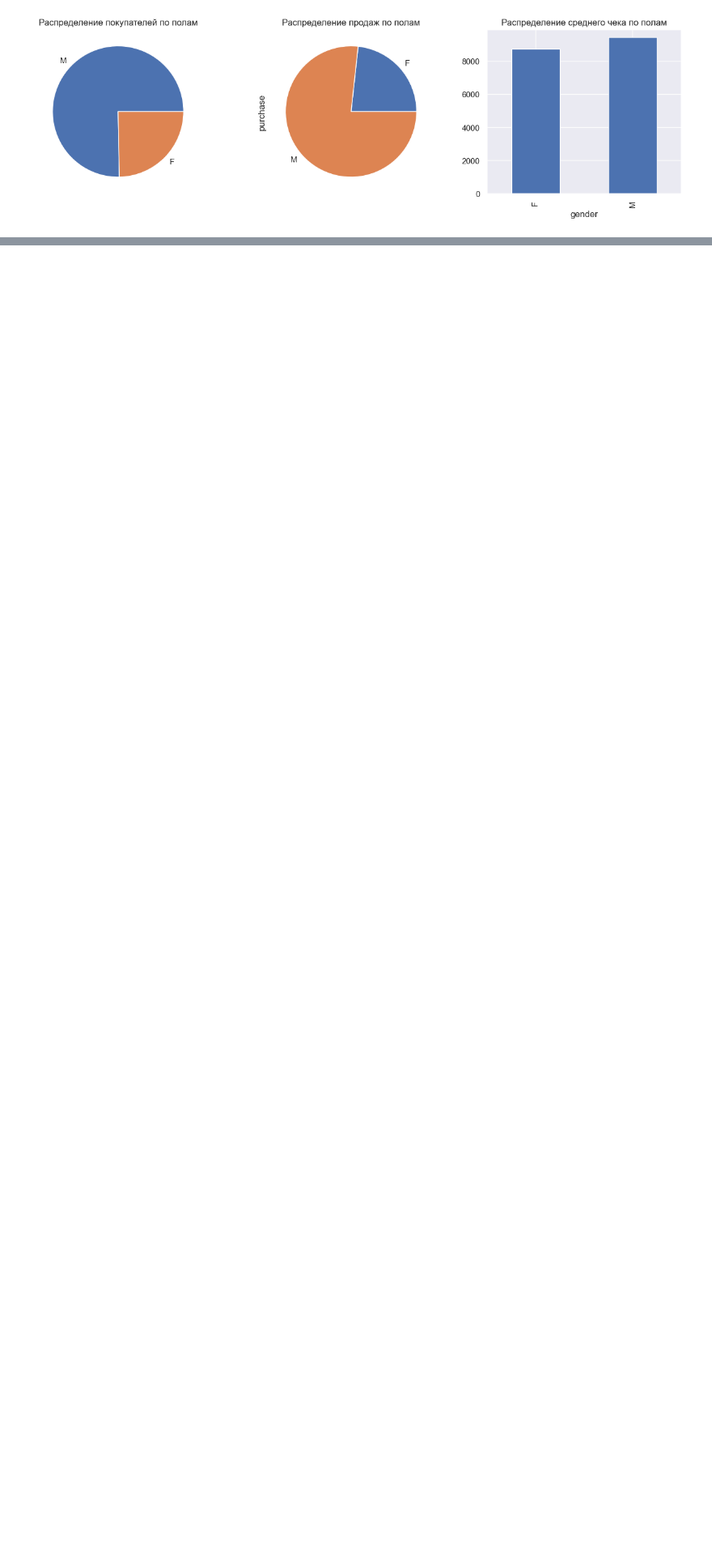
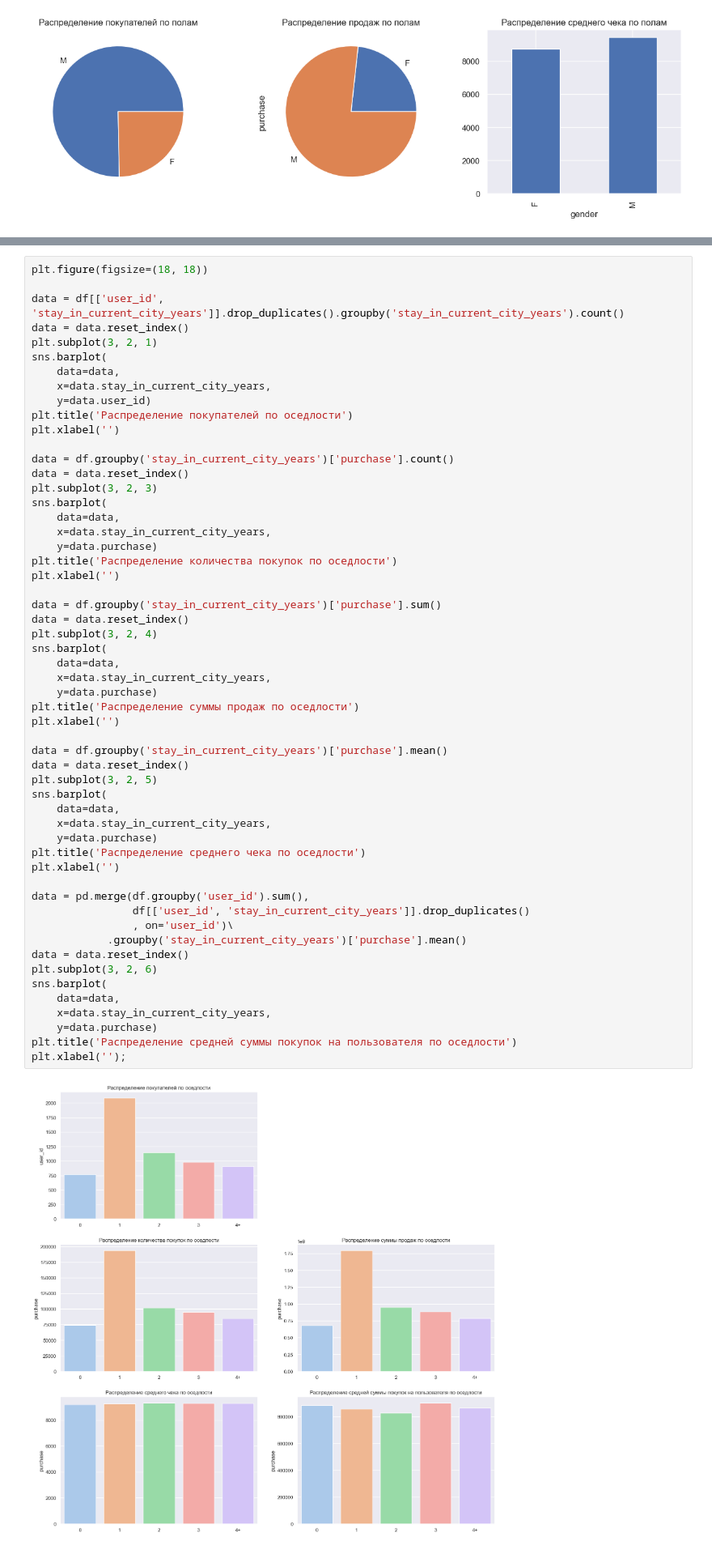
Before and after one commit to gbrs/black_friday_sale, a Jupyter notebook: black_friday_sale.ipynb, the cells around one changed output, grey strips where cells are left out. Shown at 81% size. Cells and saved outputs as stored; diff of their text form; blank space fills up the shorter version.

Commit message:
finish multiple plots

```diff
--- a/black_friday_sale.ipynb
+++ b/black_friday_sale.ipynb
@@ -401,0 +388,57 @@ plt.title('Распределение дохода по семейному ст
+# %%
+plt.figure(figsize=(18, 18))
+
+data = df[['user_id', 'stay_in_current_city_years']].drop_duplicates().groupby('stay_in_current_city_years').count()
+data = data.reset_index()
+plt.subplot(3, 2, 1)
+sns.barplot(
+    data=data,
+    x=data.stay_in_current_city_years,
+    y=data.user_id)
+plt.title('Распределение покупателей по оседлости')
+plt.xlabel('')
+
+data = df.groupby('stay_in_current_city_years')['purchase'].count()
+data = data.reset_index()
+plt.subplot(3, 2, 3)
+sns.barplot(
+    data=data,
+    x=data.stay_in_current_city_years,
+    y=data.purchase)
+plt.title('Распределение количества покупок по оседлости')
+plt.xlabel('')
+
+data = df.groupby('stay_in_current_city_years')['purchase'].sum()
+data = data.reset_index()
+plt.subplot(3, 2, 4)
+sns.barplot(
+    data=data,
+    x=data.stay_in_current_city_years,
+    y=data.purchase)
+plt.title('Распределение суммы продаж по оседлости')
+plt.xlabel('')
+
+data = df.groupby('stay_in_current_city_years')['purchase'].mean()
+data = data.reset_index()
+plt.subplot(3, 2, 5)
+sns.barplot(
+    data=data,
+    x=data.stay_in_current_city_years,
+    y=data.purchase)
+plt.title('Распределение среднего чека по оседлости')
+plt.xlabel('')
+
+data = pd.merge(df.groupby('user_id').sum(),
+                df[['user_id', 'stay_in_current_city_years']].drop_duplicates()
+                , on='user_id')\
+            .groupby('stay_in_current_city_years')['purchase'].mean()
+data = data.reset_index()
+plt.subplot(3, 2, 6)
+sns.barplot(
+    data=data,
+    x=data.stay_in_current_city_years,
+    y=data.purchase)
+plt.title('Распределение средней суммы покупок на пользователя по оседлости')
+plt.xlabel('');
+# %% [output]
+[figure, added]
```
Also changed, not shown: parts of 3 cells of this notebook.
